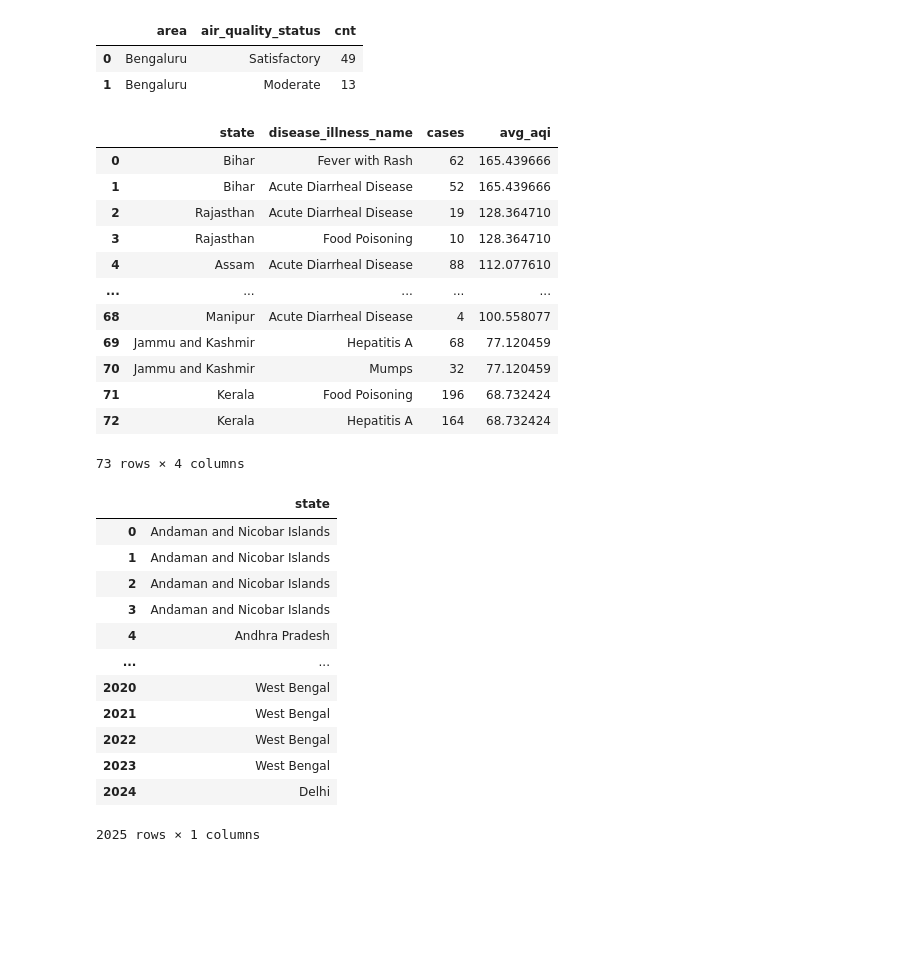
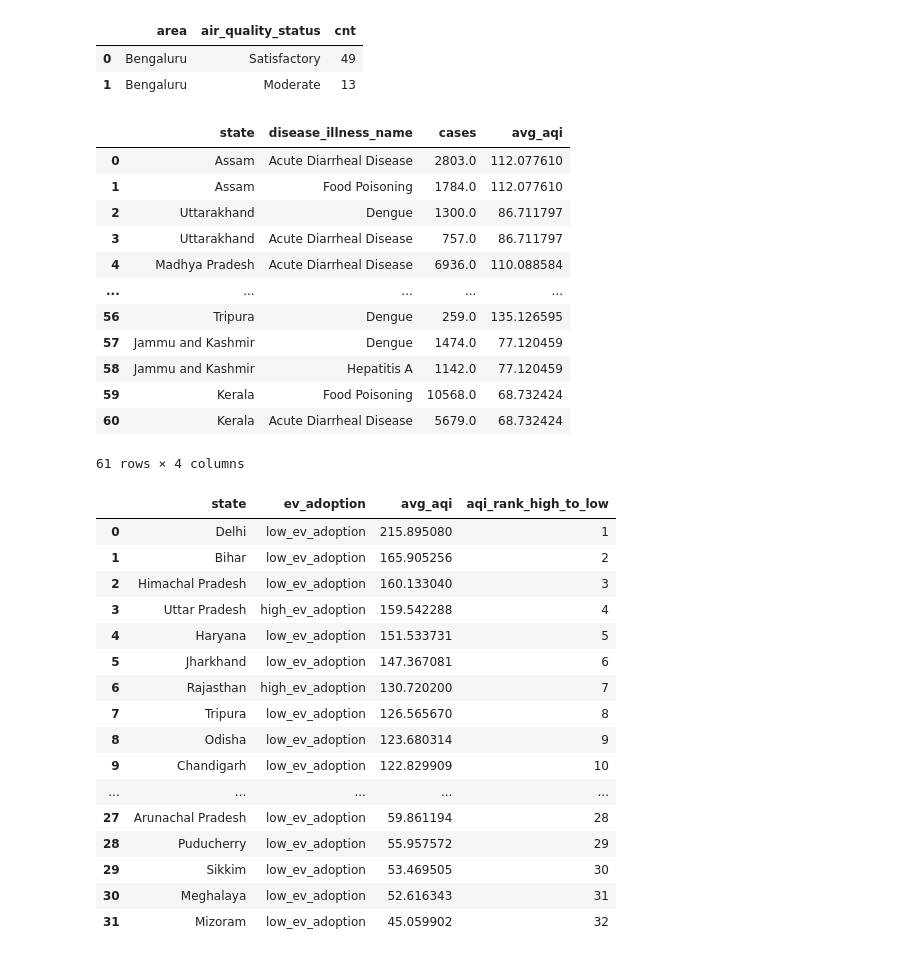
Before and after one commit to Joyan9/Product-Market-Fit-Analysis---Case-Study, a Jupyter notebook: SQL_Questions/notebook.ipynb, the cells around one changed output. Saved outputs shown, nothing was run; the diff lists cells and outputs as text; code cells hidden in the pictures; blank space fills up the shorter version.

```diff
--- a/SQL_Questions/notebook.ipynb
+++ b/SQL_Questions/notebook.ipynb
@@ -349,7 +351,7 @@ WITH diseases_data_aggregated AS (
         SELECT
             state,
             disease_illness_name,
-            COUNT(*) AS cases
+            SUM(cases) AS cases
         FROM disease_data
         WHERE year >= 2022 AND year <= 2025
         GROUP BY state, disease_illness_name
@@ -392,45 +394,72 @@ WITH diseases_data_aggregated AS (
 """).fetch_df()
 # %% [output]
 |  | state | disease_illness_name | cases | avg_aqi |
-| 0 | Bihar | Fever with Rash | 62 | 165.439666 |
-| 1 | Bihar | Acute Diarrheal Disease | 52 | 165.439666 |
-| 2 | Rajasthan | Acute Diarrheal Disease | 19 | 128.364710 |
-| 3 | Rajasthan | Food Poisoning | 10 | 128.364710 |
-| 4 | Assam | Acute Diarrheal Disease | 88 | 112.077610 |
+| 0 | Assam | Acute Diarrheal Disease | 2803.0 | 112.077610 |
+| 1 | Assam | Food Poisoning | 1784.0 | 112.077610 |
+| 2 | Uttarakhand | Dengue | 1300.0 | 86.711797 |
+| 3 | Uttarakhand | Acute Diarrheal Disease | 757.0 | 86.711797 |
+| 4 | Madhya Pradesh | Acute Diarrheal Disease | 6936.0 | 110.088584 |
 | ... | ... | ... | ... | ... |
-| 68 | Manipur | Acute Diarrheal Disease | 4 | 100.558077 |
-| 69 | Jammu and Kashmir | Hepatitis A | 68 | 77.120459 |
-| 70 | Jammu and Kashmir | Mumps | 32 | 77.120459 |
-| 71 | Kerala | Food Poisoning | 196 | 68.732424 |
-| 72 | Kerala | Hepatitis A | 164 | 68.732424 |
+| 56 | Tripura | Dengue | 259.0 | 135.126595 |
+| 57 | Jammu and Kashmir | Dengue | 1474.0 | 77.120459 |
+| 58 | Jammu and Kashmir | Hepatitis A | 1142.0 | 77.120459 |
+| 59 | Kerala | Food Poisoning | 10568.0 | 68.732424 |
+| 60 | Kerala | Acute Diarrheal Disease | 5679.0 | 68.732424 |
-73 rows × 4 columns
+61 rows × 4 columns
 # %%
 """
 Q7. List the top 5 states with high EV adoption and analyse if their average AQI is
 significantly better compared to states with lower EV adoption
 """
 
 conn.execute("""
+    WITH ev_adoption AS (
         SELECT
             state,
-
+            COUNT(*) AS ev_count
         FROM vehicle_registrations
         WHERE fuel LIKE '% EV%' AND year >= 2022 AND year < 2025
+        GROUP BY state
+             ORDER BY ev_count DESC
+             LIMIT 5
+        ),
 
+        avg_aqi_per_state AS (
+        SELECT
+            state,
+            AVG(aqi_value) AS avg_aqi
+        FROM air_quality
+        GROUP BY state
+        )
 
+        SELECT
+             a.state,
+             CASE WHEN e.ev_count IS NOT NULL THEN 'high_ev_adoption'
+             ELSE 'low_ev_adoption'
+             END AS ev_adoption,
+             a.avg_aqi,
+             DENSE_RANK() OVER(ORDER BY avg_aqi DESC) AS aqi_rank_high_to_low
+
+        FROM avg_aqi_per_state a
+        LEFT JOIN ev_adoption e
+        ON a.state = e.state
 
 """).fetch_df()
 # %% [output]
-|  | state |
-| 0 | Andaman and Nicobar Islands |
-| 1 | Andaman and Nicobar Islands |
-| 2 | Andaman and Nicobar Islands |
-| 3 | Andaman and Nicobar Islands |
-| 4 | Andhra Pradesh |
-| ... | ... |
-| 2020 | West Bengal |
-| 2021 | West Bengal |
-| 2022 | West Bengal |
-| 2023 | West Bengal |
-| 2024 | Delhi |
+|  | state | ev_adoption | avg_aqi | aqi_rank_high_to_low |
+| 0 | Delhi | low_ev_adoption | 215.895080 | 1 |
+| 1 | Bihar | low_ev_adoption | 165.905256 | 2 |
+| 2 | Himachal Pradesh | low_ev_adoption | 160.133040 | 3 |
+| 3 | Uttar Pradesh | high_ev_adoption | 159.542288 | 4 |
+| 4 | Haryana | low_ev_adoption | 151.533731 | 5 |
+| 5 | Jharkhand | low_ev_adoption | 147.367081 | 6 |
+| 6 | Rajasthan | high_ev_adoption | 130.720200 | 7 |
+| 7 | Tripura | low_ev_adoption | 126.565670 | 8 |
+| 8 | Odisha | low_ev_adoption | 123.680314 | 9 |
+| 9 | Chandigarh | low_ev_adoption | 122.829909 | 10 |
+| ... | ... | ... | ... | ... |
+| 27 | Arunachal Pradesh | low_ev_adoption | 59.861194 | 28 |
+| 28 | Puducherry | low_ev_adoption | 55.957572 | 29 |
+| 29 | Sikkim | low_ev_adoption | 53.469505 | 30 |
+| 30 | Meghalaya | low_ev_adoption | 52.616343 | 31 |
+| 31 | Mizoram | low_ev_adoption | 45.059902 | 32 |
-2025 rows × 1 columns
```
Also changed, not shown: parts of 3 cells of this notebook, 3 other files.
